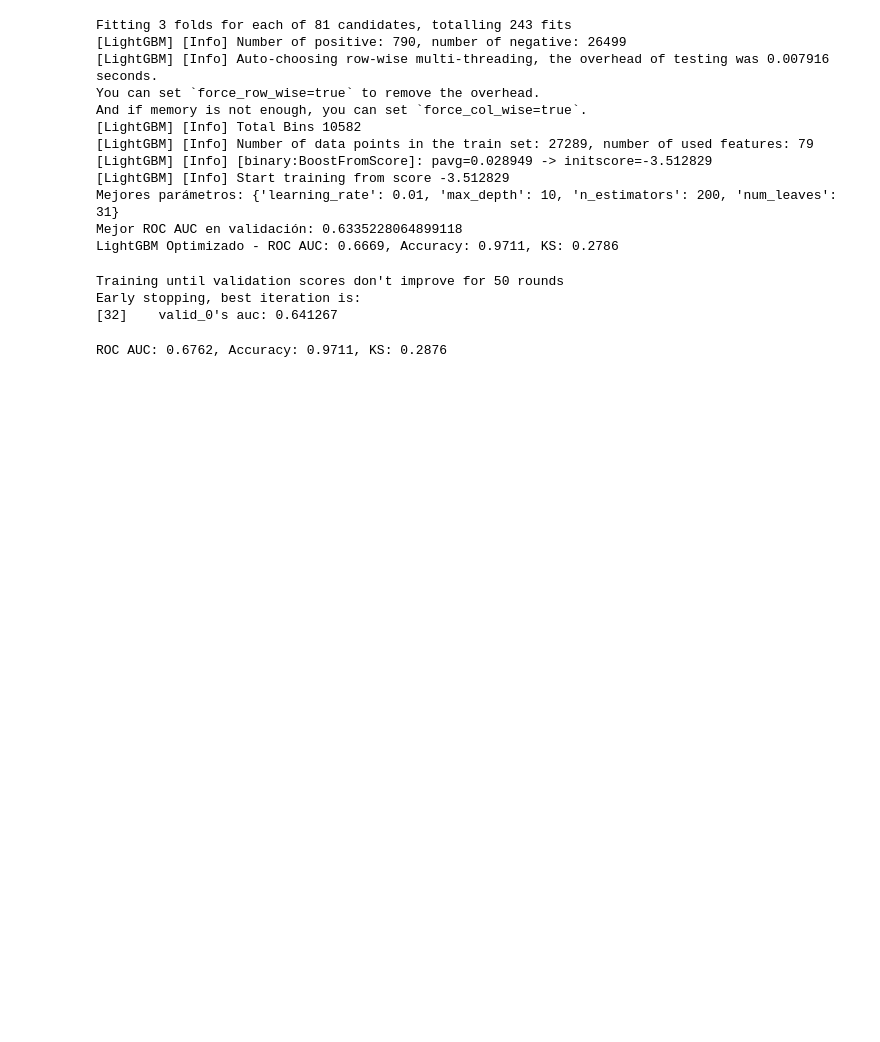
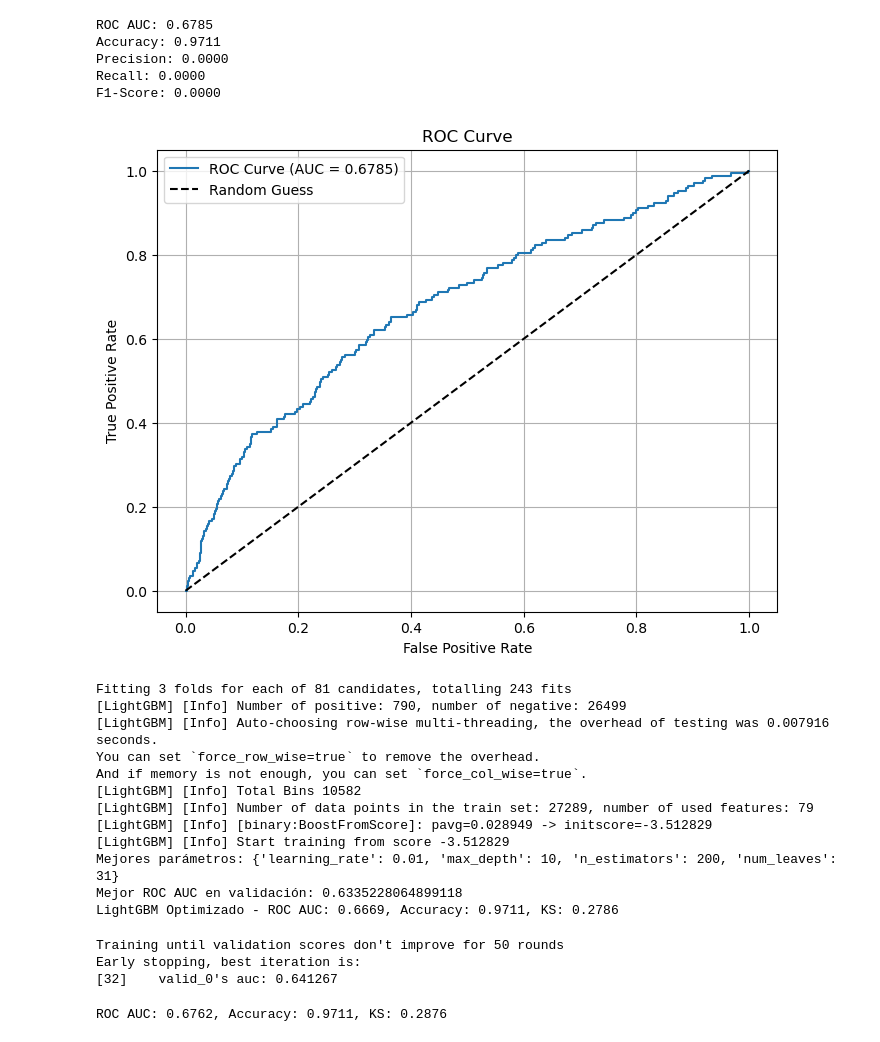
Before and after one commit to Luis1Soto/First_Payment_Default_prediction, a Jupyter notebook: Notebooks/model_training.ipynb, the cells around one changed output. Cells and saved outputs as stored; diff of their text form; code cells hidden in the pictures; blank space fills up the shorter version.

Commit message:
hyperparam optimization for models

```diff
--- a/Notebooks/model_training.ipynb
+++ b/Notebooks/model_training.ipynb
@@ -32,0 +186,50 @@ X_val, X_test, y_val, y_test = train_test_split(X_temp, y_temp, test_size=0.5, s
+# %%
+best_params = {
+    'objective': 'binary',
+    'metric': 'auc',
+    'boosting_type': 'gbdt',
+    'learning_rate': 0.054302735201311195,
+    'num_leaves': 100,
+    'max_depth': 5,
+    'n_estimators': 586,
+    'subsample': 0.5810174624610054,
+    'colsample_bytree': 0.6109487371656337,
+    'reg_alpha': 0.9340148727680123,
+    'reg_lambda': 0.3460746876883639,
+    'random_state': 42,
+    'verbosity': 0
+}
+
+model = LGBMClassifier(**best_params)
+model.fit(
+    X_train, y_train,
+    eval_set=[(X_val, y_val)],
+    callbacks=[lgb.early_stopping(stopping_rounds=50)]
+)
+
+y_pred_proba = model.predict_proba(X_test)[:, 1]
+y_pred = (y_pred_proba > 0.5).astype(int)
+
+roc_auc = roc_auc_score(y_test, y_pred_proba)
+accuracy = accuracy_score(y_test, y_pred)
+precision = precision_score(y_test, y_pred)
+recall = recall_score(y_test, y_pred)
+f1 = f1_score(y_test, y_pred)
+
+print(f"ROC AUC: {roc_auc:.4f}")
+print(f"Accuracy: {accuracy:.4f}")
+print(f"Precision: {precision:.4f}")
+print(f"Recall: {recall:.4f}")
+print(f"F1-Score: {f1:.4f}")
+
+fpr, tpr, thresholds = roc_curve(y_test, y_pred_proba)
+plt.figure(figsize=(8, 6))
+plt.plot(fpr, tpr, label=f"ROC Curve (AUC = {roc_auc:.4f})")
+plt.plot([0, 1], [0, 1], 'k--', label="Random Guess")
+plt.xlabel("False Positive Rate")
+plt.ylabel("True Positive Rate")
+plt.title("ROC Curve")
+plt.legend()
+plt.grid()
+plt.show()
+# %% [output]
@@ -33,3 +253,9 @@ X_val, X_test, y_val, y_test = train_test_split(X_temp, y_temp, test_size=0.5, s
+ROC AUC: 0.6785
+Accuracy: 0.9711
+Precision: 0.0000
+Recall: 0.0000
+F1-Score: 0.0000
+[figure, added]
 # %%
 param_grid = {
     'learning_rate': [0.01, 0.05, 0.1],
```
Also changed, not shown: parts of 3 cells of this notebook.
